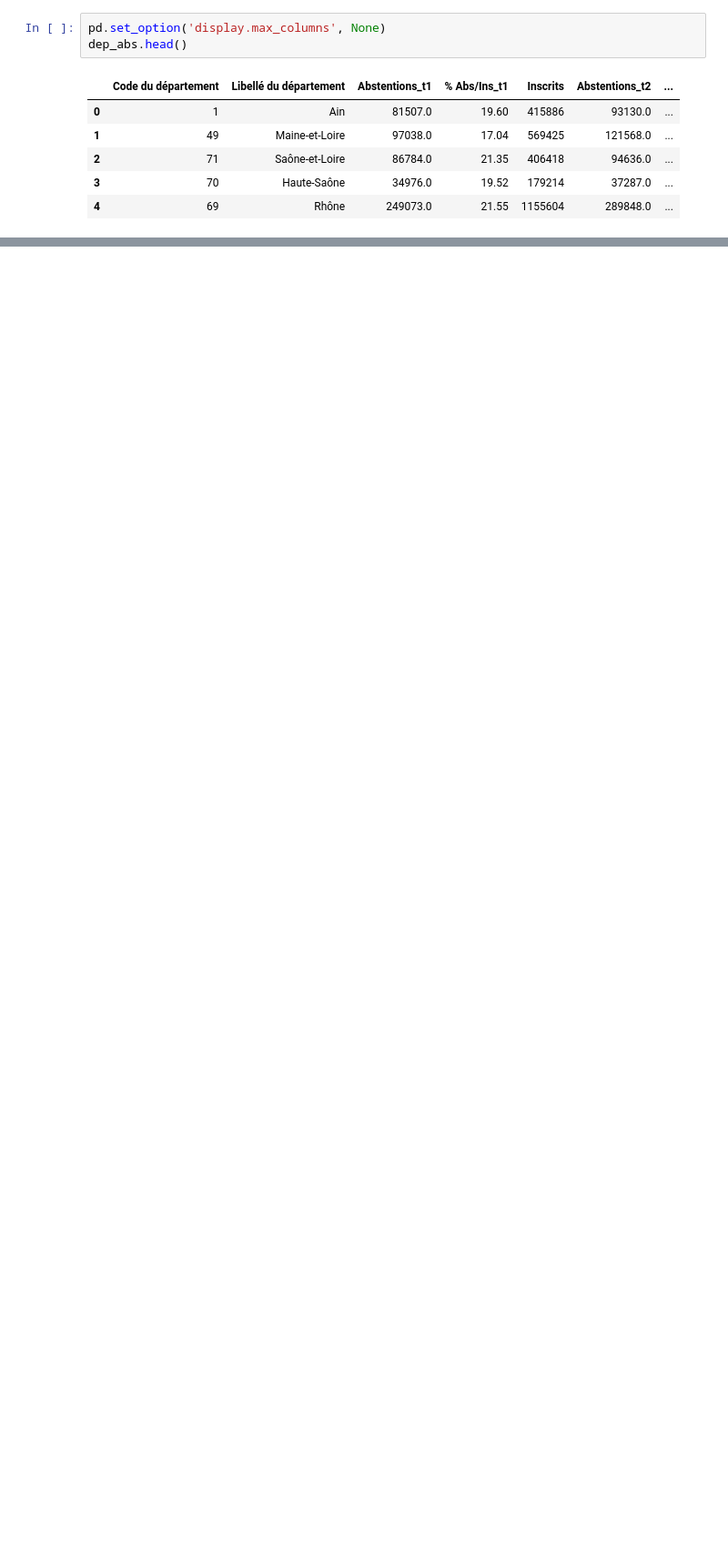
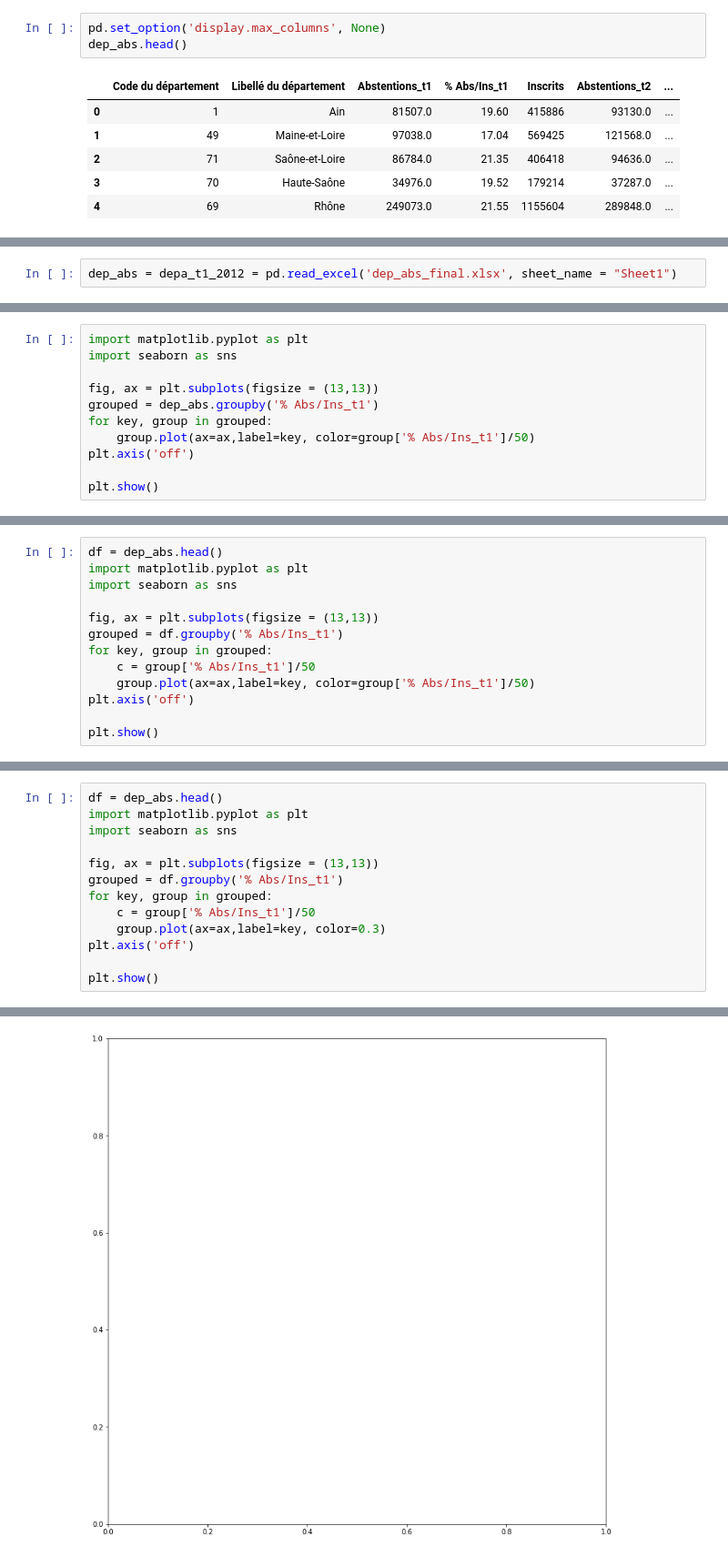
Before and after one commit to AymericPh/projet_abstention, a Jupyter notebook: projet_python.ipynb, the cells around one changed output, grey strips where cells are left out. Shown at 91% size. Drawn from its saved outputs; the diff is of its cells as text; blank space fills up the shorter version.

```diff
--- a/projet_python.ipynb
+++ b/projet_python.ipynb
@@ -1100,0 +1103,2 @@ dep_abs.head()
+# %%
+dep_abs = depa_t1_2012 = pd.read_excel('dep_abs_final.xlsx', sheet_name = "Sheet1")
@@ -1100,0 +1124,11 @@ dep_abs.head()
+# %%
+import matplotlib.pyplot as plt
+import seaborn as sns
+
+fig, ax = plt.subplots(figsize = (13,13))
+grouped = dep_abs.groupby('% Abs/Ins_t1')
+for key, group in grouped:
+    group.plot(ax=ax,label=key, color=group['% Abs/Ins_t1']/50)
+plt.axis('off')
+
+plt.show()
@@ -1100,0 +1141,13 @@ dep_abs.head()
+# %%
+df = dep_abs.head()
+import matplotlib.pyplot as plt
+import seaborn as sns
+
+fig, ax = plt.subplots(figsize = (13,13))
+grouped = df.groupby('% Abs/Ins_t1')
+for key, group in grouped:
+    c = group['% Abs/Ins_t1']/50
+    group.plot(ax=ax,label=key, color=group['% Abs/Ins_t1']/50)
+plt.axis('off')
+
+plt.show()
@@ -1100,0 +1157,14 @@ dep_abs.head()
+# %%
+df = dep_abs.head()
+import matplotlib.pyplot as plt
+import seaborn as sns
+
+fig, ax = plt.subplots(figsize = (13,13))
+grouped = df.groupby('% Abs/Ins_t1')
+for key, group in grouped:
+    c = group['% Abs/Ins_t1']/50
+    group.plot(ax=ax,label=key, color=0.3)
+plt.axis('off')
+
+plt.show()
+# %% [output]
@@ -1100,0 +1172 @@ dep_abs.head()
+[figure, added]
```
Also changed, not shown: parts of 9 cells of this notebook.
